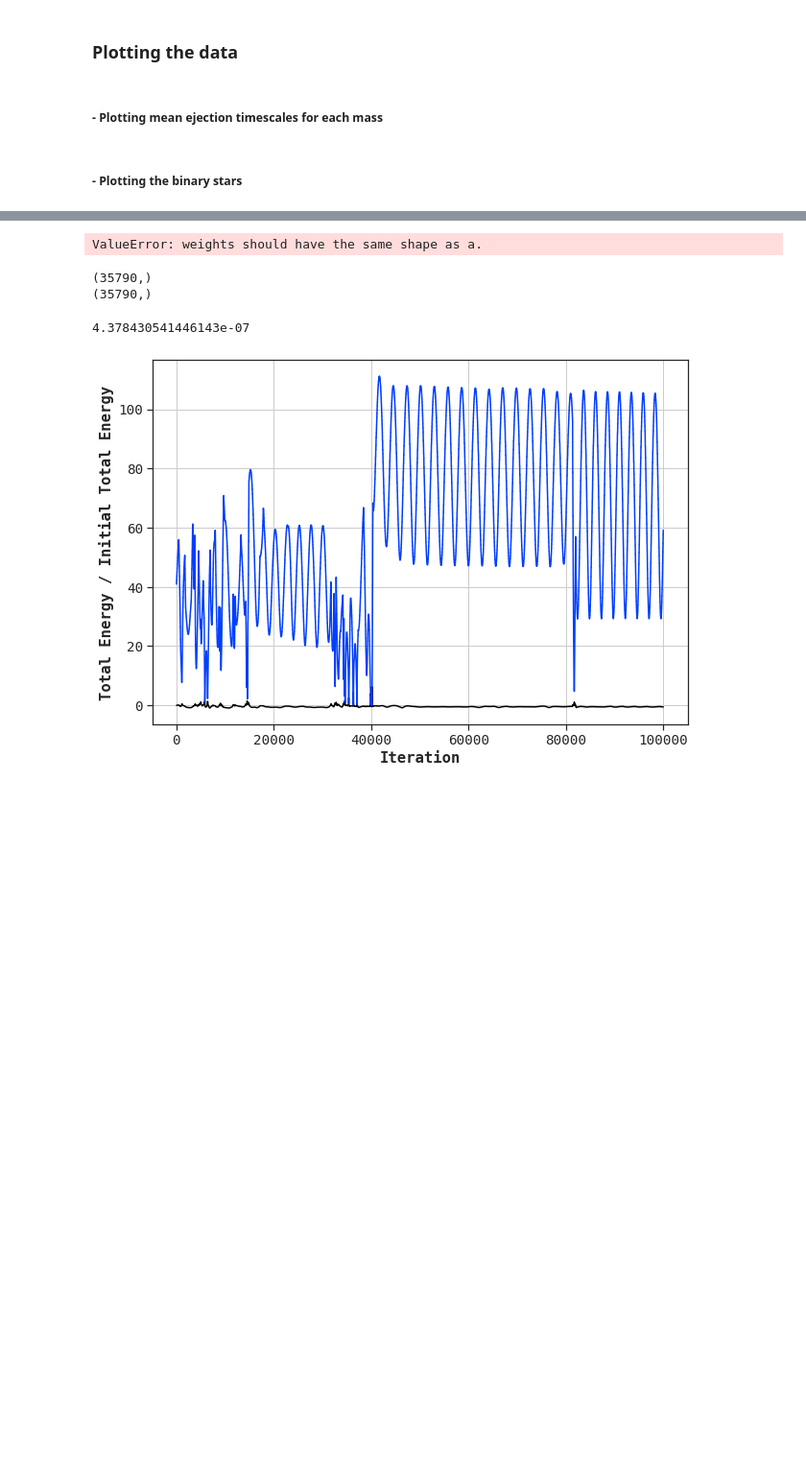
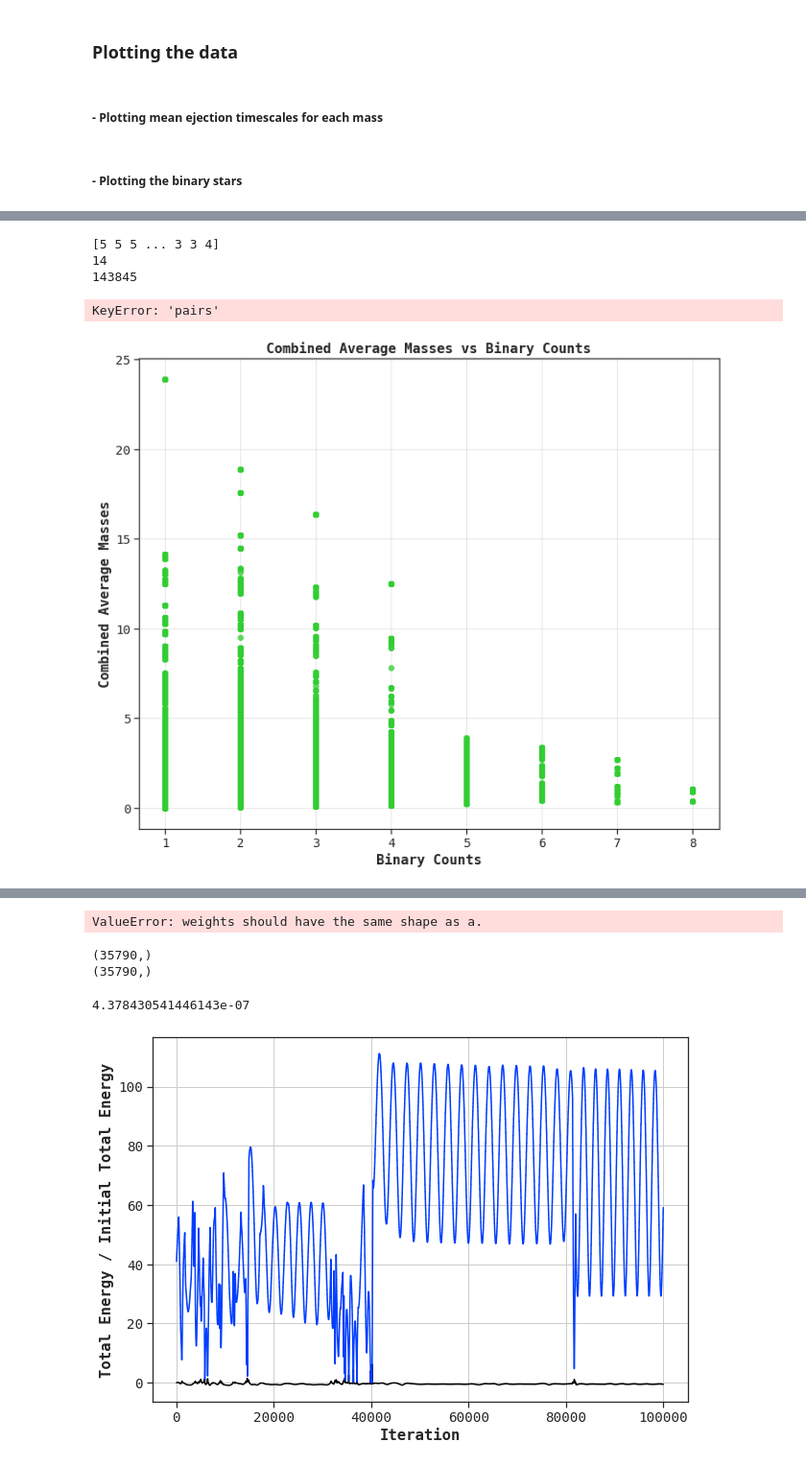
Before and after one commit to quartzar/n-body-cuda, a Jupyter notebook: nbody_binary.ipynb, the cells around one changed output, grey strips where cells are left out. Shown at 96% size. Saved outputs shown, nothing was run; the diff lists cells and outputs as text; code cells hidden in the pictures; blank space fills up the shorter version.

```diff
--- a/nbody_binary.ipynb
+++ b/nbody_binary.ipynb
@@ -401,0 +789,15 @@ Total Energy:  2.066743248859247e-06
+# %%
+# Initialize a list for combined_avg_masses
+combined_avg_masses_list = []
+
+# Iterate through the rows in the 'masses' column
+for row_masses in binary_data_filtered['masses']:
+    # Calculate the average mass of each pair and store them in a NumPy array
+    avg_masses_temp = np.array([np.mean(mass_pair) for mass_pair in row_masses])
+    # Calculate the combined average mass for this time step
+    combined_avg_mass = np.mean(avg_masses_temp) if avg_masses_temp.size > 0 else 0
+    # Append the combined average mass to the list
+    combined_avg_masses_list.append(combined_avg_mass)
+
+# Create a NumPy array from the combined_avg_masses_list
+combined_avg_masses = np.array(combined_avg_masses_list)
@@ -407,0 +914,29 @@ Total Energy:  2.066743248859247e-06
+# %%
+print(binary_counts_arr)
+# test_bcount = pd.DataFrame(binary_counts_arr)
+# print max value of binary_counts_arr and its index
+print(np.max(binary_counts_arr))
+print(np.argmax(binary_counts_arr))
+# print the pairs from the binary_data dataframe at the index of the max value of binary_counts_arr
+print(binary_data.iloc[np.argmax(binary_counts_arr)]['pairs'])
+# %% [output]
+[5 5 5 ... 3 3 4]
+14
+143845
+KeyError: 'pairs'
+# %%
+# Create a scatter plot using matplotlib
+fig, ax = plt.subplots()
+fig.set_size_inches(12, 10)
+ax.scatter(binary_counts_arr, combined_avg_masses, color='limegreen', alpha=0.75)
+ax.grid(axis='both', alpha=0.5)
+
+# Set labels and title
+ax.set_xlabel('Binary Counts')
+ax.set_ylabel('Combined Average Masses')
+ax.set_title('Combined Average Masses vs Binary Counts')
+
+# Show the plot
+plt.show()
+# %% [output]
+[figure, added]
```
Also changed, not shown: parts of 34 cells of this notebook, 3 other files.
